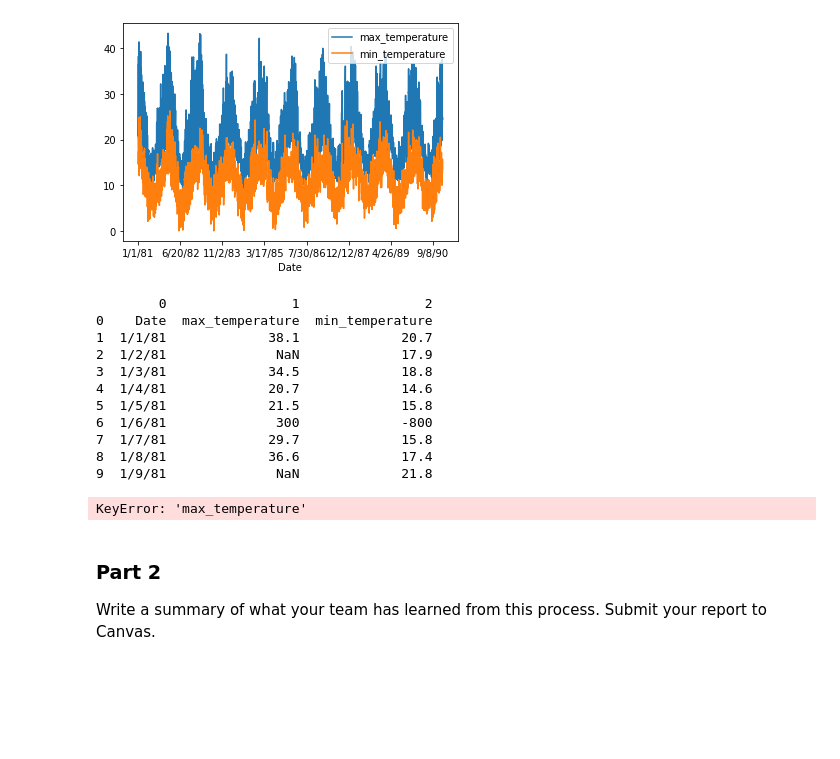
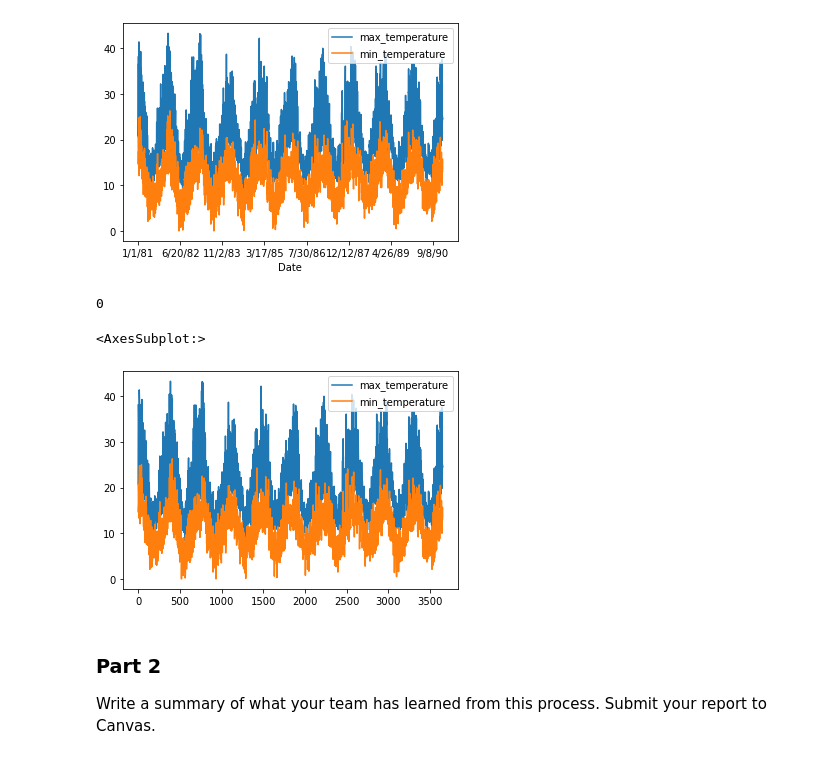
Before and after one commit to sophieluehmann/ME2, a Jupyter notebook: data_cleaning.ipynb, the cells around one changed output. Drawn from its saved outputs; the diff is of its cells as text; code cells hidden in the pictures; blank space fills up the shorter version.

```diff
--- a/data_cleaning.ipynb
+++ b/data_cleaning.ipynb
@@ -685,36 +664,30 @@ dtype: int64
 # %%
 from sklearn.impute import SimpleImputer
 
-sk_df = pd.read_csv('./data/daily-temperatures.csv', header=None)
+sk_df = pd.read_csv('./data/daily-temperatures.csv')
 
 #filter out invalid data
 sk_df['max_temperature'] = pd.to_numeric(sk_df['max_temperature'], errors = 'coerce')
 sk_df['min_temperature'] = pd.to_numeric(sk_df['min_temperature'], errors = 'coerce')
 
 #filter out values out of range
 sk_df = sk_df[sk_df.min_temperature > -800]
 sk_df = sk_df[sk_df.max_temperature < 200]
 
 # fill missing values with mean column values
+sk_df = sk_df.drop('Date',1)
 values = sk_df.values
 imputer = SimpleImputer()
 transformed_values = imputer.fit_transform(values)
 
 # count the number of NaN values in each column
 print(np.isnan(transformed_values).sum())
+
+sk_df.plot(y=['max_temperature','min_temperature'])
 # %% [output]
-        0                1                2
-0    Date  max_temperature  min_temperature
-1  1/1/81             38.1             20.7
-2  1/2/81              NaN             17.9
-3  1/3/81             34.5             18.8
-4  1/4/81             20.7             14.6
-5  1/5/81             21.5             15.8
-6  1/6/81              300             -800
-7  1/7/81             29.7             15.8
-8  1/8/81             36.6             17.4
-9  1/9/81              NaN             21.8
+0
-KeyError: 'max_temperature'
+<AxesSubplot:>
+[figure, added]
 # %% [markdown]
 ### Part 2
 Write a summary of what your team has learned from this process. Submit your report to Canvas.
```
Also changed, not shown: parts of 4 cells of this notebook.
